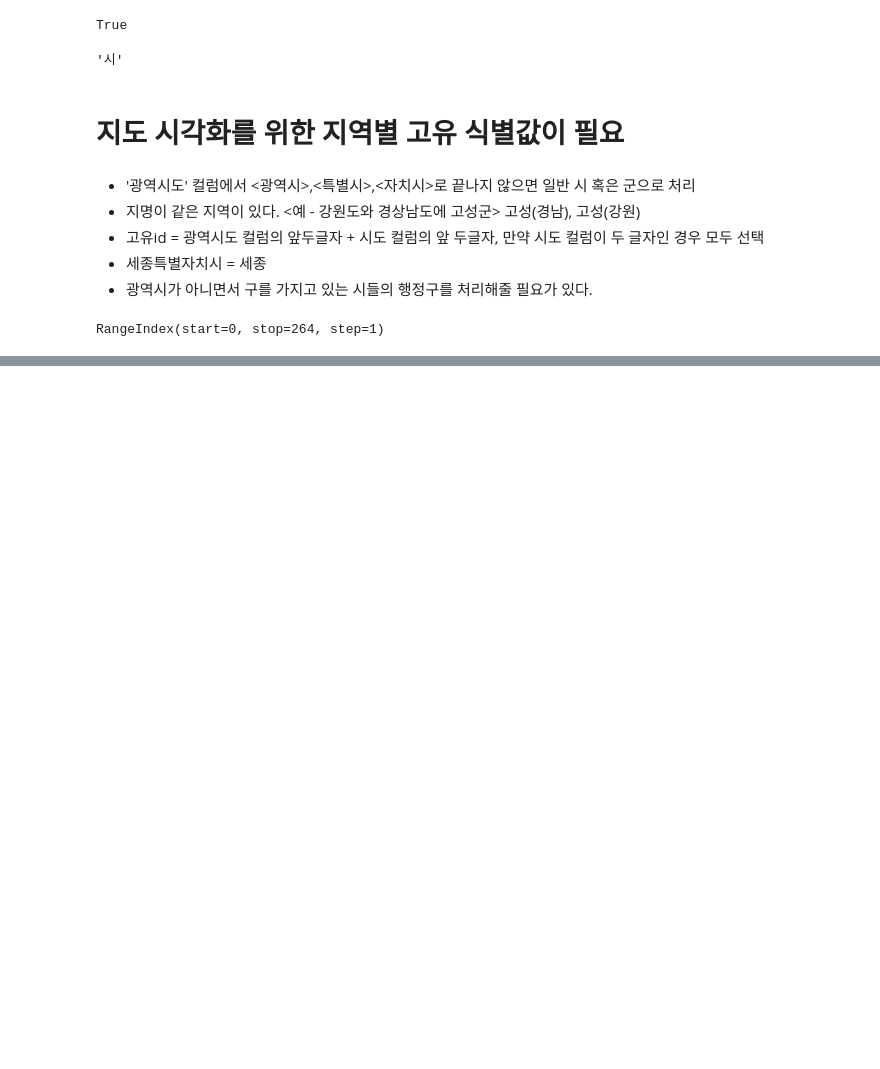
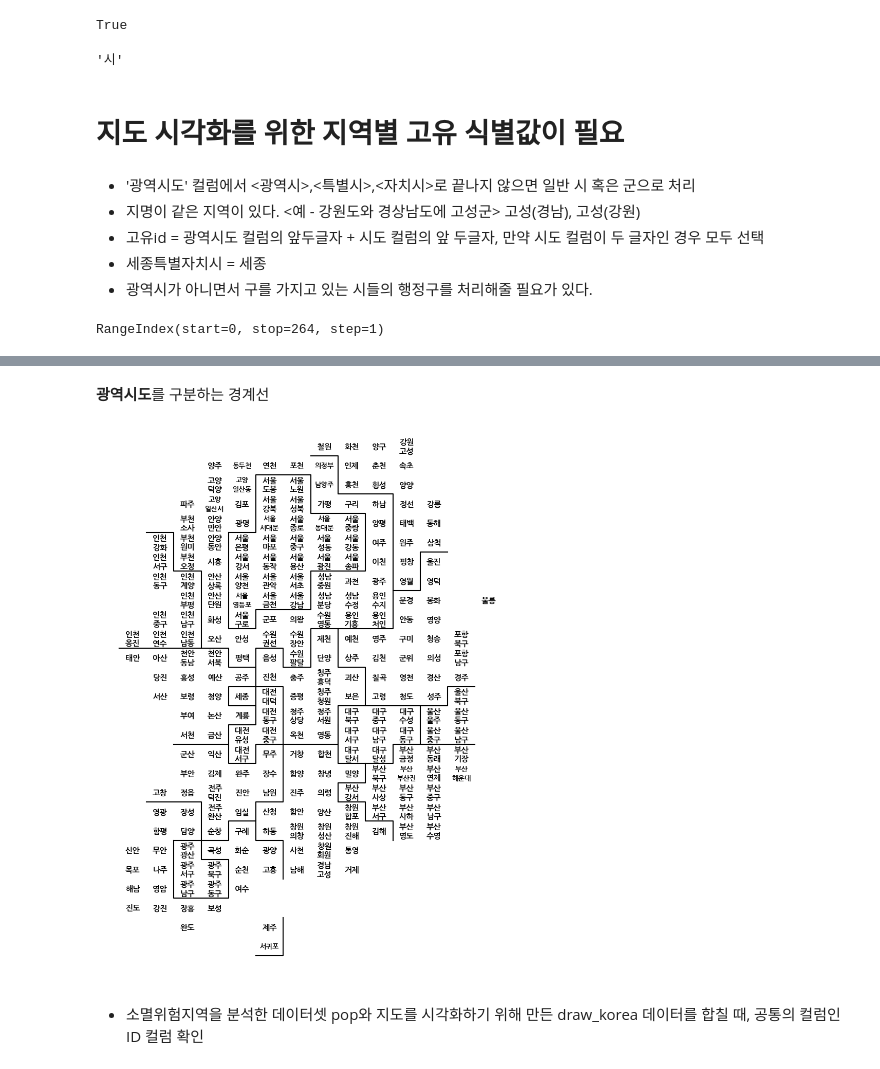
Before and after one commit to fightmeat/Machine_Leaning, a Jupyter notebook: 18_대한민국_유령_도시_분석.ipynb, the cells around one changed output, grey strips where cells are left out. Cells and saved outputs as stored; diff of their text form; code cells hidden in the pictures; blank space fills up the shorter version.

```diff
--- a/18_대한민국_유령_도시_분석.ipynb
+++ b/18_대한민국_유령_도시_분석.ipynb
@@ -470,0 +567,3 @@ for n in pop.index:
+# %%
+draw_korea_stacked = pd.DataFrame(draw_korea.stack())
+draw_korea_stacked.head(10)
@@ -470,0 +582,2 @@ for n in pop.index:
+# %%
+draw_korea_stacked.reset_index(inplace=True)
@@ -470,0 +593,3 @@ for n in pop.index:
+# %%
+draw_korea_stacked.rename(columns={'level_0':'y', 'level_1':'x', 0:'ID'}, inplace=True)
+draw_korea_stacked
@@ -470,0 +610,2 @@ for n in pop.index:
+# %%
+draw_korea = draw_korea_stacked
@@ -470,0 +627,2 @@ for n in pop.index:
+# %% [markdown]
+**광역시도**를 구분하는 경계선
@@ -470,0 +668,45 @@ for n in pop.index:
+# %%
+plt.figure(figsize = (8, 11))
+
+# 지역 이름 표시
+# itter : 반복자, enuminate
+for idx, row in draw_korea.iterrows():
+
+  # 광역시는 이름이 겹치는 경우가 많아서 시 단위 이름도 같이 표시!
+  # (중구, 서구)
+  if len(row['ID'].split()) == 2:
+    dispname = '{}\n{}'.format(row['ID'].split()[0], row['ID'].split()[1])
+  elif row['ID'][:2] == '고성':
+    dispname = '고성'
+  else:
+    dispname = row['ID']
+
+  # '서대문구','서귀포시'와 같이 이름이 3자 이상인 경우에는 작은 글자로 표시
+  # splitlines() : 행을 기준으로 문자열을 나눠주는 메서드
+  if len(dispname.splitlines()[-1]) >= 3:
+    fontsize, linespacing = 9.5, 1.5
+  else:
+    fontsize, linespacing = 11, 1.2
+
+  # annotate(): 그래프에 화살표를 그린후, 그 화살표에 문자열을 출력하는 기능을 수행
+  plt.annotate(dispname, (row['x']+ 0.5, row['y'] + 0.5), weight = 'bold',
+               fontsize = fontsize, ha = 'center', va = 'center',
+               linespacing = linespacing)
+# 경계선을 이용한 시각화
+for pos in BORDER_LINES:
+  y, x = zip(*pos)
+  plt.plot(x,y,c='black',lw=1.5)
+
+# invert_yaxis() : y축을 반대로 변경하기 위해 사용하는 메서드
+# 어떤 값에 의한 순위 변화를 시각화한다고 할 떄, y축 값이 작을수록 위로 위치하도록 만들고자 할 때 사용
+plt.gca().invert_yaxis()
+# plt.gca().set_aspect(1)
+# axis 제거
+plt.axis('off')
+
+plt.tight_layout()
+plt.show()
+# %% [output]
+[figure, added]
+# %% [markdown]
+- 소멸위험지역을 분석한 데이터셋 pop와 지도를 시각화하기 위해 만든 draw_korea 데이터를 합칠 때, 공통의 컬럼인 ID 컬럼 확인
```
Also changed, not shown: parts of 41 cells of this notebook.
